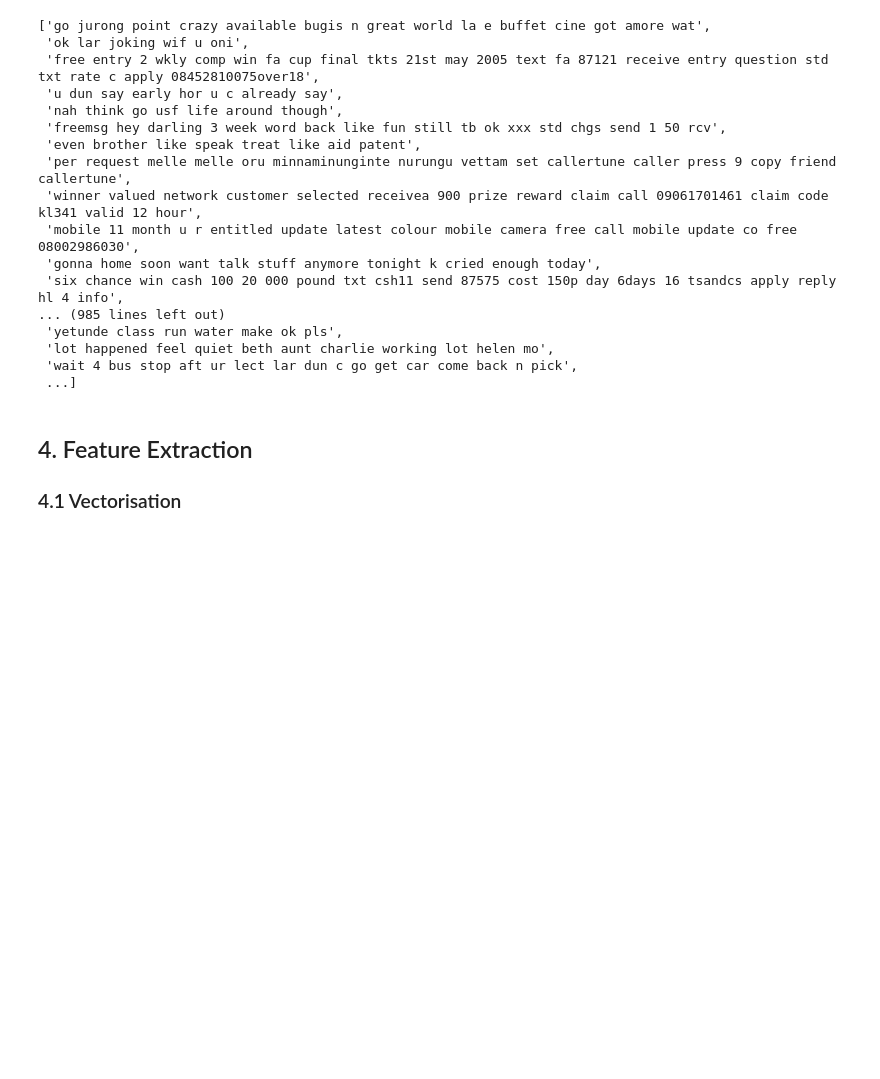
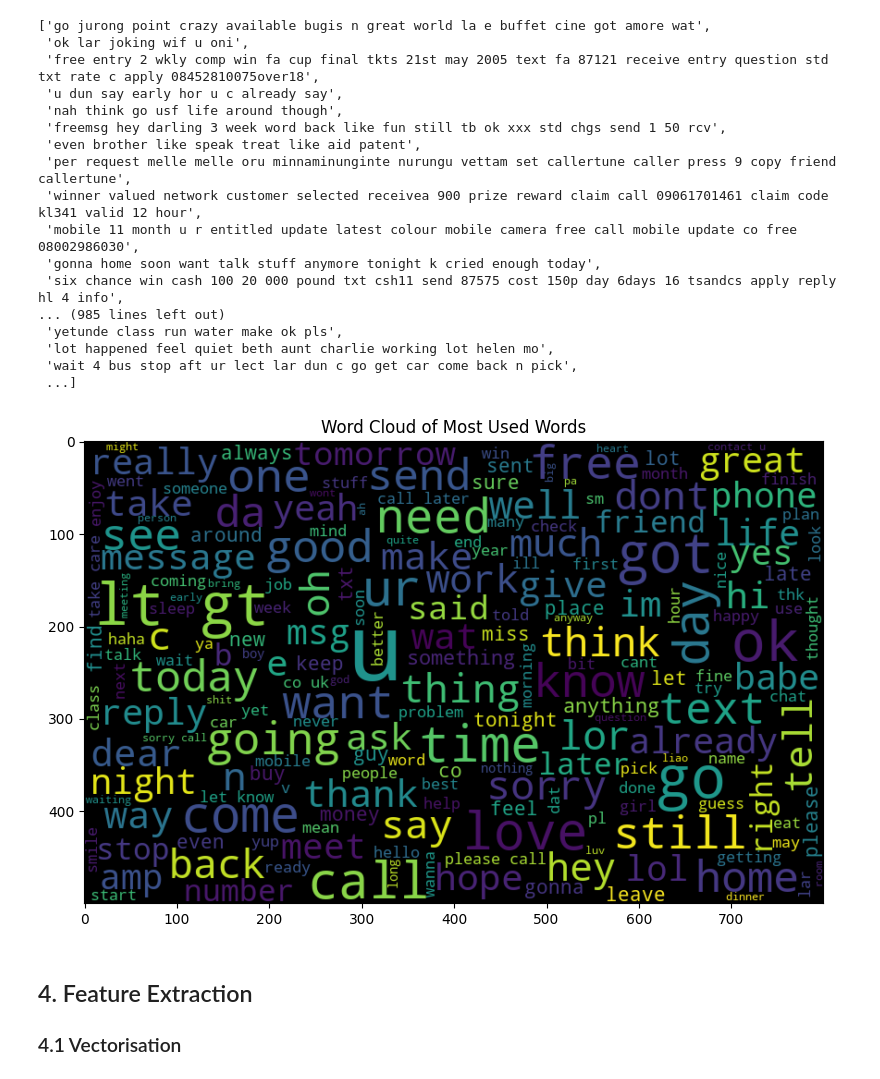
Before and after one commit to SambitSatapathy9/Bharat_Intern, a Jupyter notebook: Spam_SMS_Classifier/Spam_Classifier.ipynb, the cells around one changed output. Saved outputs shown, nothing was run; the diff lists cells and outputs as text; code cells hidden in the pictures; blank space fills up the shorter version.

```diff
--- a/Spam_SMS_Classifier/Spam_Classifier.ipynb
+++ b/Spam_SMS_Classifier/Spam_Classifier.ipynb
@@ -163,6 +166,23 @@ corpus # The 'corpus' variable contains the preprocessed text data.
  'lot happened feel quiet beth aunt charlie working lot helen mo',
  'wait 4 bus stop aft ur lect lar dun c go get car come back n pick',
  ...]
+# %%
+from wordcloud import WordCloud
+
+#Converting the corpus list to string variable
+all_words = ' '.join([text for text in corpus])
+# print(type(all_words))
+
+# Generating a word cloud to visualize the occurrence of most used words
+wordcloud = WordCloud(width=800, height=500,random_state=65,max_font_size=100).generate(all_words)
+
+# Displaying the word cloud using matplotlib
+plt.figure(figsize=(10,6))
+plt.imshow(wordcloud, interpolation='bilinear')
+plt.title("Word Cloud of Most Used Words")
+plt.show()
+# %% [output]
+[figure, added]
 # %% [markdown]
 ## 4. Feature Extraction
 ### 4.1 Vectorisation
```
Also changed, not shown: parts of 19 cells of this notebook.
